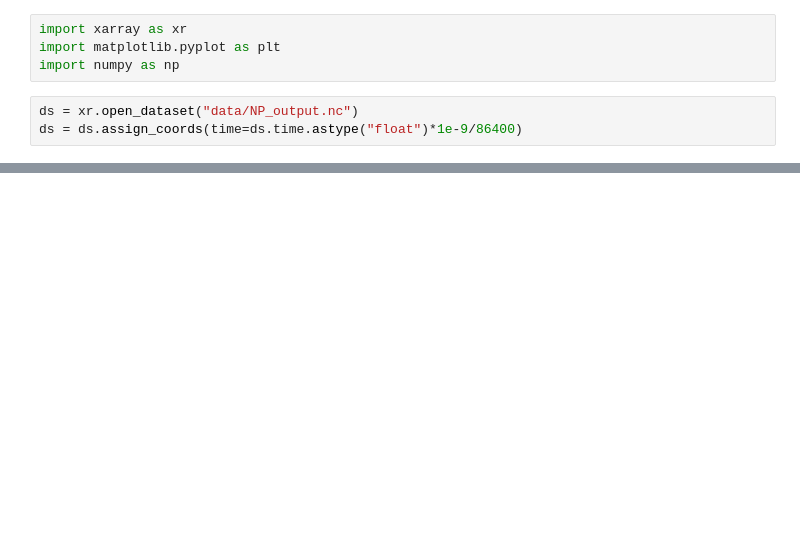
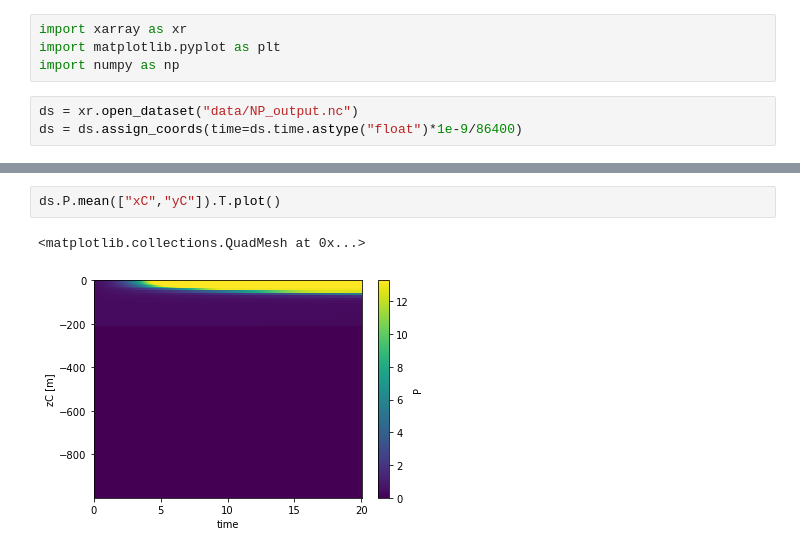
Before and after one commit to iuryt/Bioceananigans.jl, a Jupyter notebook: analysis.ipynb, the cells around one changed output, grey strips where cells are left out. Cells and saved outputs as stored; diff of their text form; blank space fills up the shorter version.

```diff
--- a/analysis.ipynb
+++ b/analysis.ipynb
@@ -8 +20,6 @@ ds = ds.assign_coords(time=ds.time.astype("float")*1e-9/86400)
+# %%
+ds.P.mean(["xC","yC"]).T.plot()
+# %% [output]
+<matplotlib.collections.QuadMesh at 0x...>
+[figure, added]
 # %%
```
Also changed, not shown: parts of 5 cells of this notebook, 1 other file.
